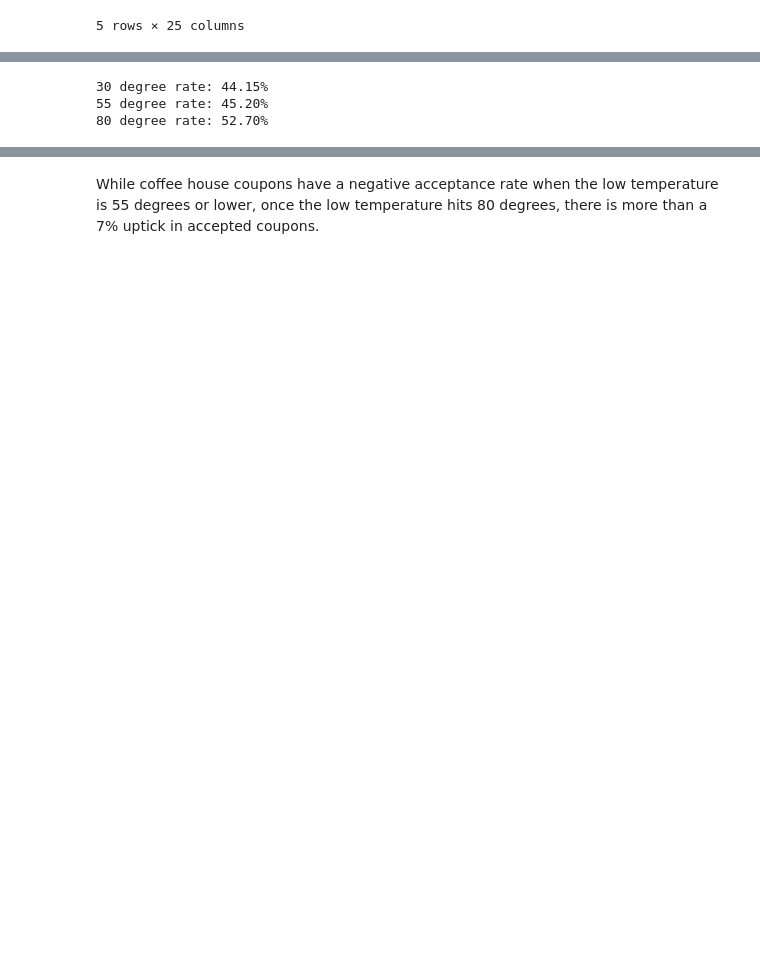
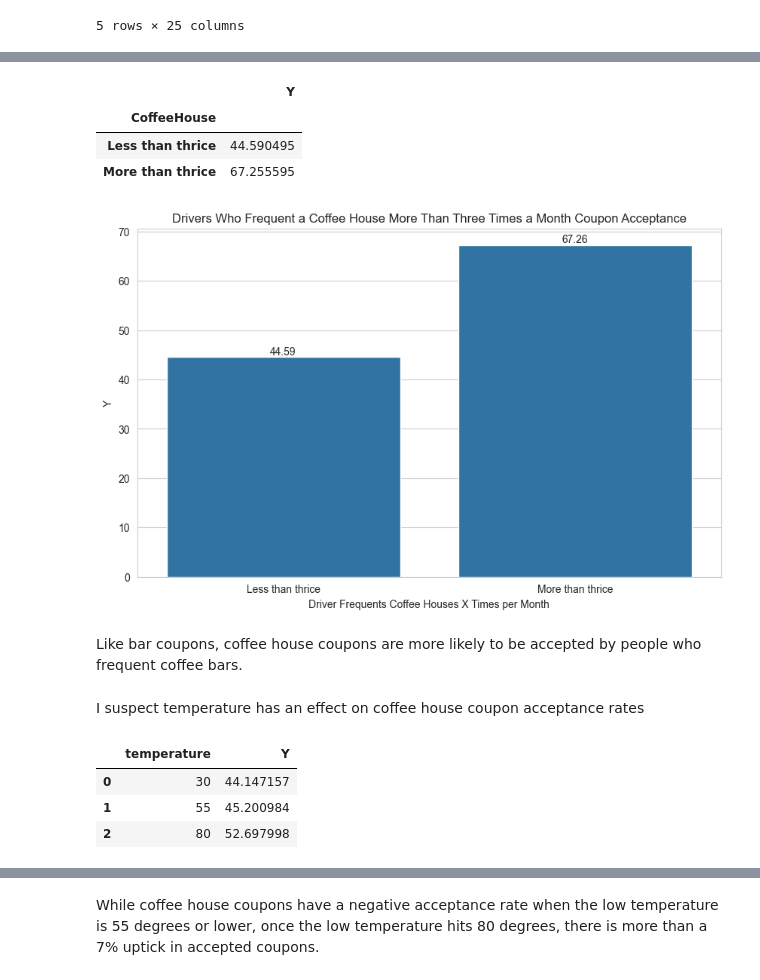
Before and after one commit to stephen-scheiman/final_assignment_5.1, a Jupyter notebook: prompt.ipynb, the cells around one changed output, grey strips where cells are left out. Drawn from its saved outputs; the diff is of its cells as text; code cells hidden in the pictures; blank space fills up the shorter version.

```diff
--- a/prompt.ipynb
+++ b/prompt.ipynb
@@ -182,6 +193,6 @@ Now, we will lead you through an exploration of just the bar related coupons.
 
 1. Create a new `DataFrame` that contains just the bar coupons.
 # %%
-bar_df = data[data['coupon']=="Bar"]
-bar_df.shape
+bar_df = data[data['coupon']=="Bar"].copy()
+bar_df.sample(5)
 # %% [output]
@@ -391,11 +380,26 @@ temps
-# %%
-thirty_deg_acceptance_rate = temps.iloc[1]['destination'] / (temps.iloc[0]['destination'] + temps.iloc[1]['destination']) * 100
-print(f'30 degree rate: {thirty_deg_acceptance_rate:.2f}%')
-fifty_five_degree_acceptance_rate = temps.iloc[3]['destination'] / (temps.iloc[2]['destination'] + temps.iloc[3]['destination']) * 100
-print(f'55 degree rate: {fifty_five_degree_acceptance_rate:.2f}%')
-eighty_degree_acceptance_rate = temps.iloc[5]['destination'] / (temps.iloc[5]['destination'] + temps.iloc[4]['destination']) * 100
-print(f'80 degree rate: {eighty_degree_acceptance_rate:.2f}%')
-# %% [output]
-30 degree rate: 44.15%
-55 degree rate: 45.20%
-80 degree rate: 52.70%
+# %%
+coffee_df.loc[coffee_df['CoffeeHouse'].isin(['4~8', 'gt8']), 'CoffeeHouse'] = 'More than thrice'
+coffee_df.loc[coffee_df['CoffeeHouse'].isin(['1~3', 'never', 'less1']), 'CoffeeHouse'] = 'Less than thrice'
+coffee_df = coffee_df.groupby('CoffeeHouse')[['Y']].agg('mean')[['Y']] * 100
+coffee_df
+# %% [output]
+|  | Y |
+| CoffeeHouse |  |
+| Less than thrice | 44.590495 |
+| More than thrice | 67.255595 |
+# %%
+plt.figure(figsize=(10,6))
+ax = sns.barplot(data=coffee_df, x='CoffeeHouse', y='Y')
+for bar in ax.containers[0]:
+    height = bar.get_height()
+    ax.text(bar.get_x() + bar.get_width() / 2, height,
+            f'{height:.2f}', ha='center', va='bottom')
+plt.title('Drivers Who Frequent a Coffee House More Than Three Times a Month Coupon Acceptance')
+plt.xlabel('Driver Frequents Coffee Houses X Times per Month')
+plt.show()
+# %% [output]
+[figure, added]
+# %% [markdown]
+Like bar coupons, coffee house coupons are more likely to be accepted by people who frequent coffee bars.
+# %% [markdown]
+I suspect temperature has an effect on coffee house coupon acceptance rates
@@ -401,0 +408,9 @@ print(f'80 degree rate: {eighty_degree_acceptance_rate:.2f}%')
+# %%
+temps = coffee_df.groupby('temperature')[['Y']].agg('mean') * 100 #group and agg using mean of "Y" as acceptance rate
+temps = temps.reset_index()
+temps
+# %% [output]
+|  | temperature | Y |
+| 0 | 30 | 44.147157 |
+| 1 | 55 | 45.200984 |
+| 2 | 80 | 52.697998 |
```
Also changed, not shown: parts of 20 cells of this notebook.
